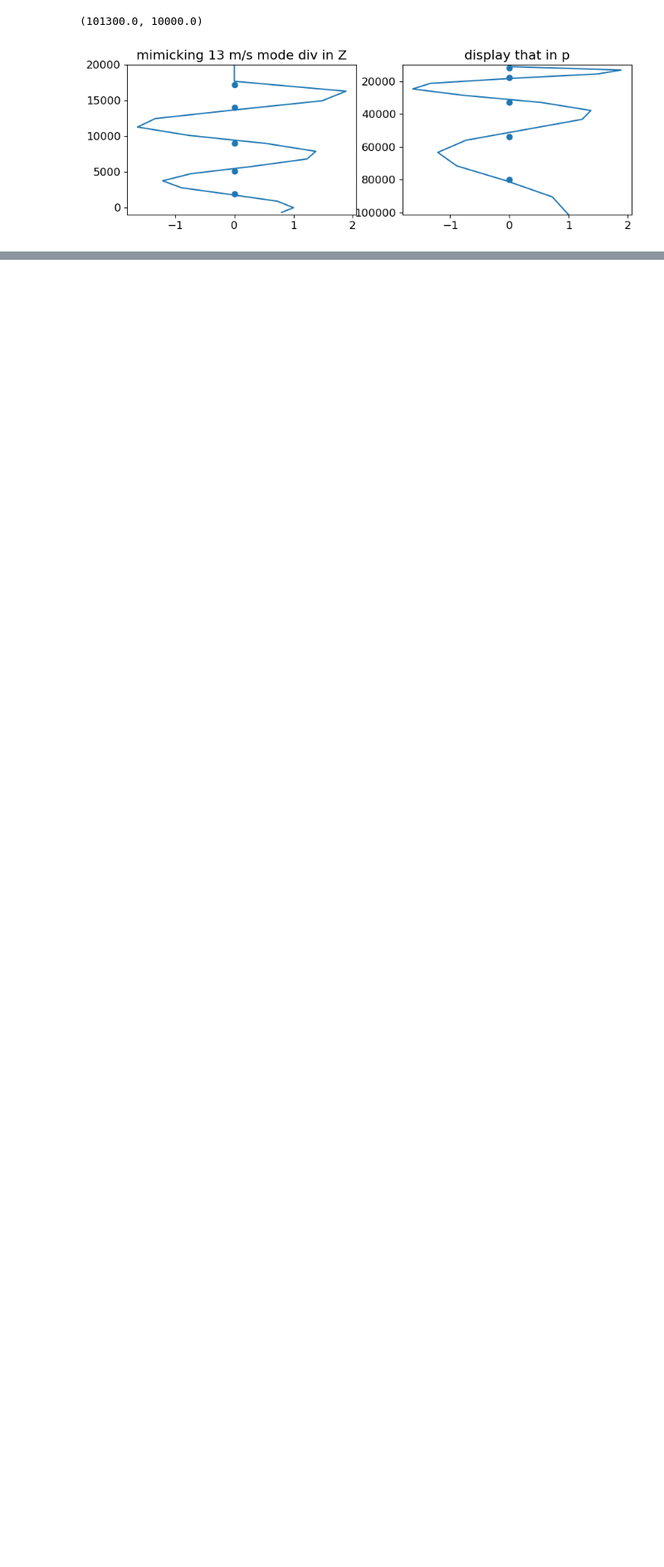
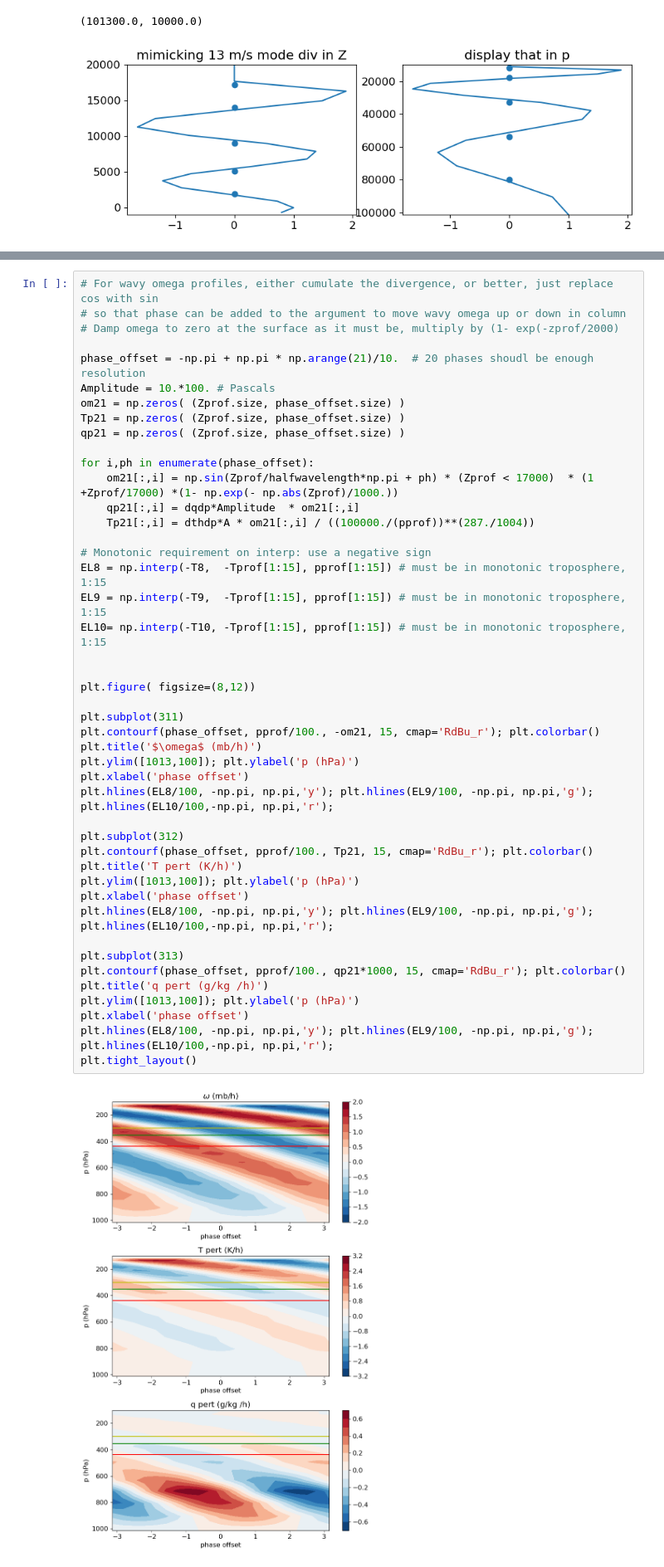
Before and after one commit to ATMOcanes/arts-lectures, a Jupyter notebook: exercises/06-olr/BEMolr.ipynb, the cells around one changed output, grey strips where cells are left out. Shown at 83% size. Saved outputs shown, nothing was run; the diff lists cells and outputs as text; blank space fills up the shorter version.

```diff
--- a/exercises/06-olr/BEMolr.ipynb
+++ b/exercises/06-olr/BEMolr.ipynb
@@ -545 +541,48 @@ plt.tight_layout()
+# %%
+# For wavy omega profiles, either cumulate the divergence, or better, just replace cos with sin
+# so that phase can be added to the argument to move wavy omega up or down in column
+# Damp omega to zero at the surface as it must be, multiply by (1- exp(-zprof/2000)
+
+phase_offset = -np.pi + np.pi * np.arange(21)/10.  # 20 phases shoudl be enough resolution
+Amplitude = 10.*100. # Pascals
+om21 = np.zeros( (Zprof.size, phase_offset.size) )
+Tp21 = np.zeros( (Zprof.size, phase_offset.size) )
+qp21 = np.zeros( (Zprof.size, phase_offset.size) )
+
+for i,ph in enumerate(phase_offset):
+    om21[:,i] = np.sin(Zprof/halfwavelength*np.pi + ph) * (Zprof < 17000)  * (1 +Zprof/17000) *(1- np.exp(- np.abs(Zprof)/1000.))
+    qp21[:,i] = dqdp*Amplitude  * om21[:,i]
+    Tp21[:,i] = dthdp*A * om21[:,i] / ((100000./(pprof))**(287./1004))
+
+# Monotonic requirement on interp: use a negative sign
+EL8 = np.interp(-T8,  -Tprof[1:15], pprof[1:15]) # must be in monotonic troposphere, 1:15
+EL9 = np.interp(-T9,  -Tprof[1:15], pprof[1:15]) # must be in monotonic troposphere, 1:15
+EL10= np.interp(-T10, -Tprof[1:15], pprof[1:15]) # must be in monotonic troposphere, 1:15
+
+
+plt.figure( figsize=(8,12))
+
+plt.subplot(311)
+plt.contourf(phase_offset, pprof/100., -om21, 15, cmap='RdBu_r'); plt.colorbar()
+plt.title('$\omega$ (mb/h)')
+plt.ylim([1013,100]); plt.ylabel('p (hPa)')
+plt.xlabel('phase offset')
+plt.hlines(EL8/100, -np.pi, np.pi,'y'); plt.hlines(EL9/100, -np.pi, np.pi,'g'); plt.hlines(EL10/100,-np.pi, np.pi,'r');
+
+plt.subplot(312)
+plt.contourf(phase_offset, pprof/100., Tp21, 15, cmap='RdBu_r'); plt.colorbar()
+plt.title('T pert (K/h)')
+plt.ylim([1013,100]); plt.ylabel('p (hPa)')
+plt.xlabel('phase offset')
+plt.hlines(EL8/100, -np.pi, np.pi,'y'); plt.hlines(EL9/100, -np.pi, np.pi,'g'); plt.hlines(EL10/100,-np.pi, np.pi,'r');
+
+plt.subplot(313)
+plt.contourf(phase_offset, pprof/100., qp21*1000, 15, cmap='RdBu_r'); plt.colorbar()
+plt.title('q pert (g/kg /h)')
+plt.ylim([1013,100]); plt.ylabel('p (hPa)')
+plt.xlabel('phase offset')
+plt.hlines(EL8/100, -np.pi, np.pi,'y'); plt.hlines(EL9/100, -np.pi, np.pi,'g'); plt.hlines(EL10/100,-np.pi, np.pi,'r');
+plt.tight_layout()
+# %% [output]
+[figure, added]
 # %%
```
Also changed, not shown: parts of 19 cells of this notebook.
